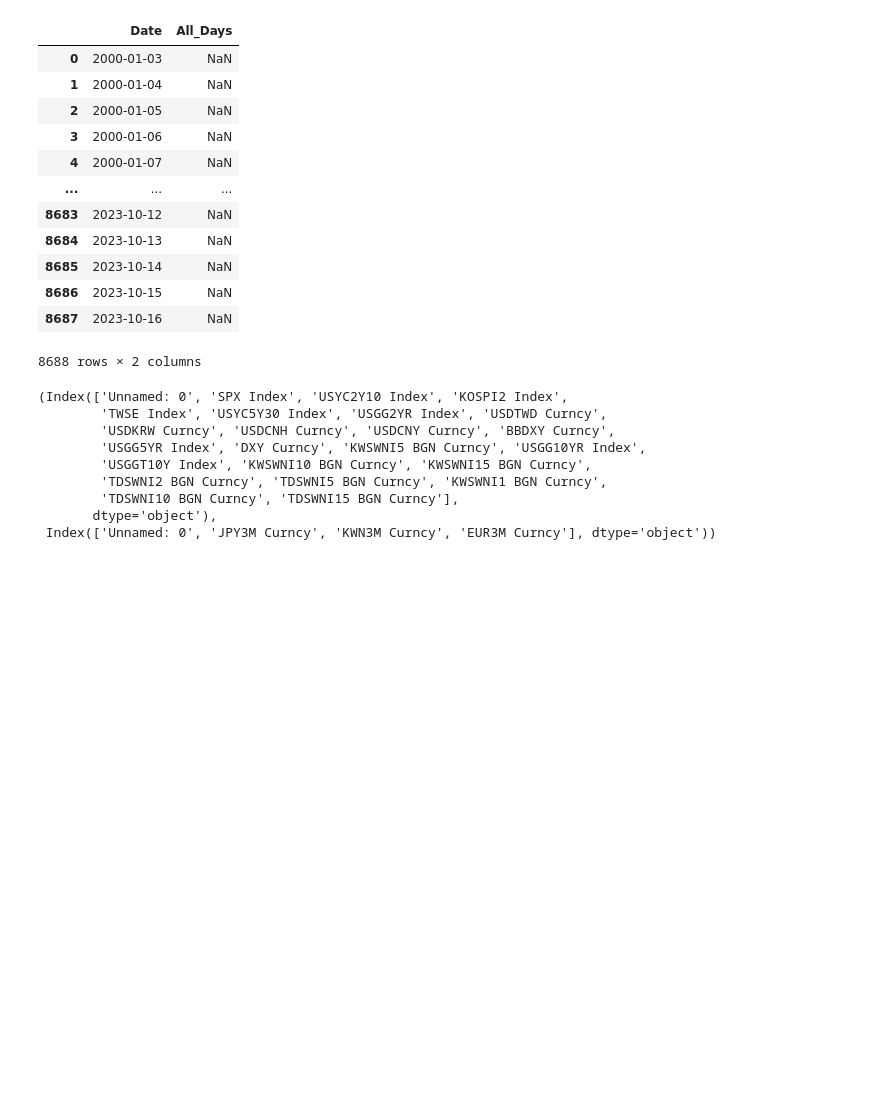
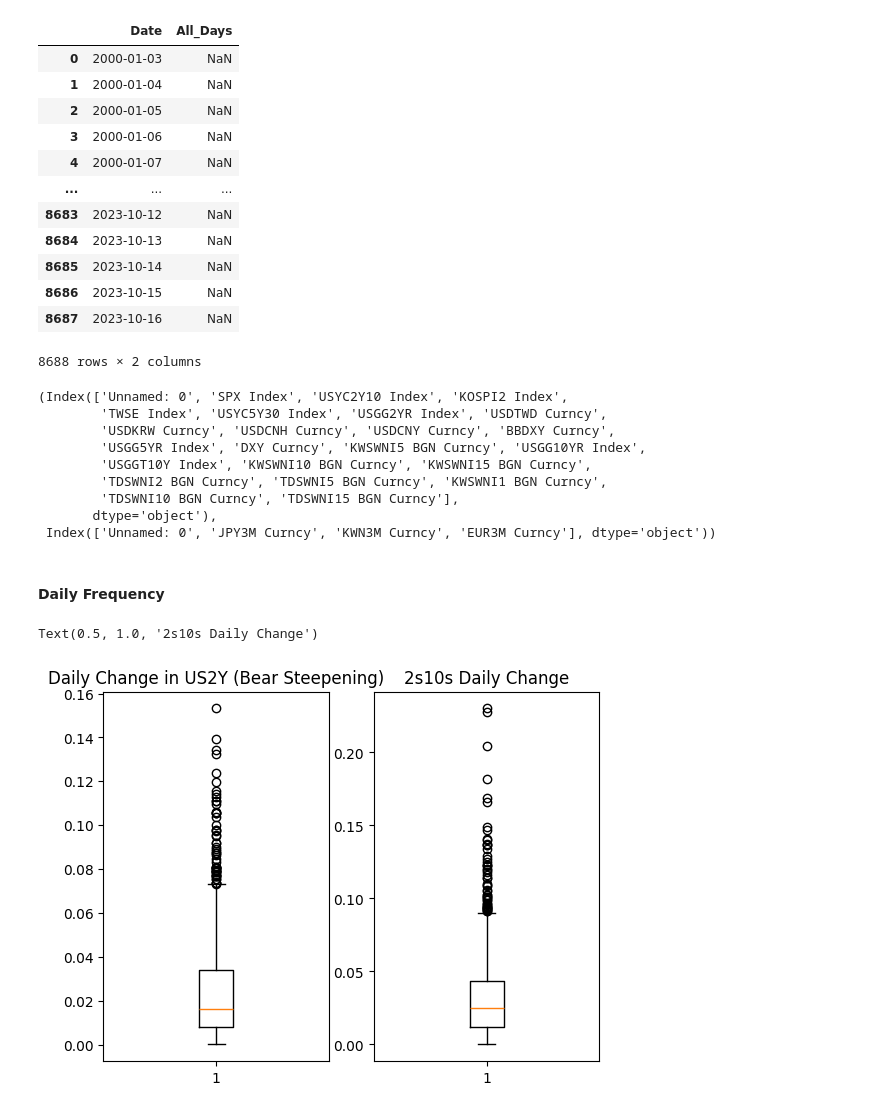
Before and after one commit to ClarenceTee93/Strategies, a Jupyter notebook: strategies.ipynb, the cells around one changed output. Saved outputs shown, nothing was run; the diff lists cells and outputs as text; code cells hidden in the pictures; blank space fills up the shorter version.

```diff
--- a/strategies.ipynb
+++ b/strategies.ipynb
@@ -363,0 +362,20 @@ us_assets = df[["SPX Index", "USYC2Y10 Index", "USYC5Y30 Index", "USGG10YR Index
+# %% [markdown]
+#### Daily Frequency
+# %%
+rates_2 = df[["USGG2YR Index", "USGG10YR Index","USYC2Y10 Index"]].copy()
+rates_2['2Y_Diff'] = rates_2['USGG2YR Index'].diff()
+rates_2['10Y_Diff'] = rates_2['USGG10YR Index'].diff()
+rates_2['2s10s_diff'] = rates_2['10Y_Diff'] - rates_2['2Y_Diff']
+rates_2['Bear_Steepen'] = np.where((rates_2['2Y_Diff'] > 0) & (rates_2['10Y_Diff'] > 0) & (rates_2['2s10s_diff'] > 0), 1, 0)
+rates_2['Bear_Flatten'] = np.where((rates_2['2Y_Diff'] > 0) & (rates_2['10Y_Diff'] > 0) & (rates_2['2s10s_diff'] < 0), 1, 0)
+rates_2['Bull_Steepen'] = np.where((rates_2['2Y_Diff'] < 0) & (rates_2['10Y_Diff'] < 0) & (rates_2['2s10s_diff'] > 0), 1, 0)
+rates_2['Bull_Flatten'] = np.where((rates_2['2Y_Diff'] < 0) & (rates_2['10Y_Diff'] < 0) & (rates_2['2s10s_diff'] < 0), 1, 0)
+# %%
+fig, (ax, ax1) = plt.subplots(1, 2)
+ax.boxplot(rates_2[rates_2['Bear_Steepen'] == 1]['2Y_Diff'])
+ax.set_title('Daily Change in US2Y (Bear Steepening)')
+ax1.boxplot(rates_2[rates_2['Bear_Steepen'] == 1]['2s10s_diff'])
+ax1.set_title('2s10s Daily Change')
+# %% [output]
+Text(0.5, 1.0, '2s10s Daily Change')
+[figure, added]
```
Also changed, not shown: parts of 7 cells of this notebook, 1 other file.
